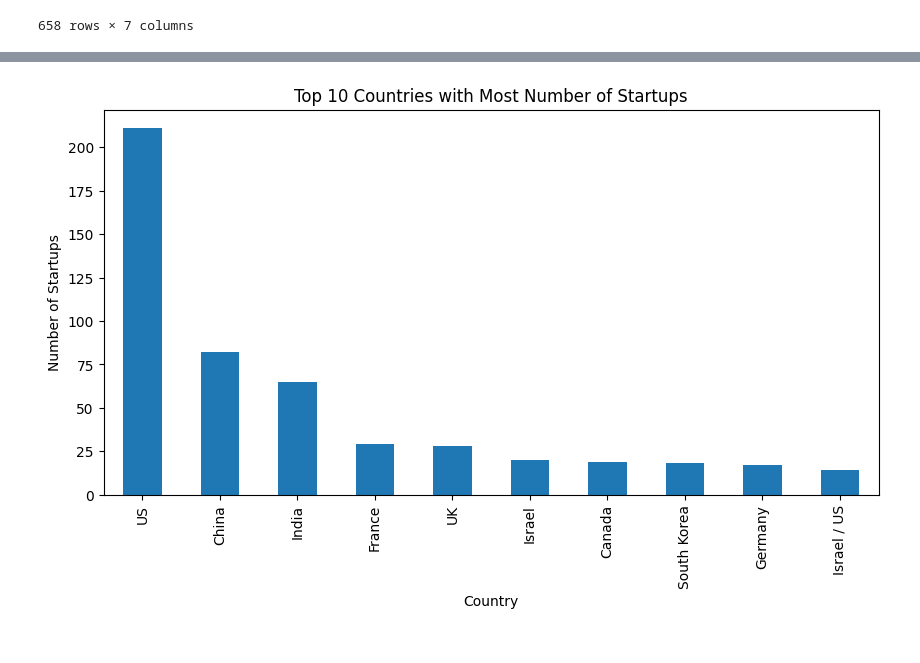
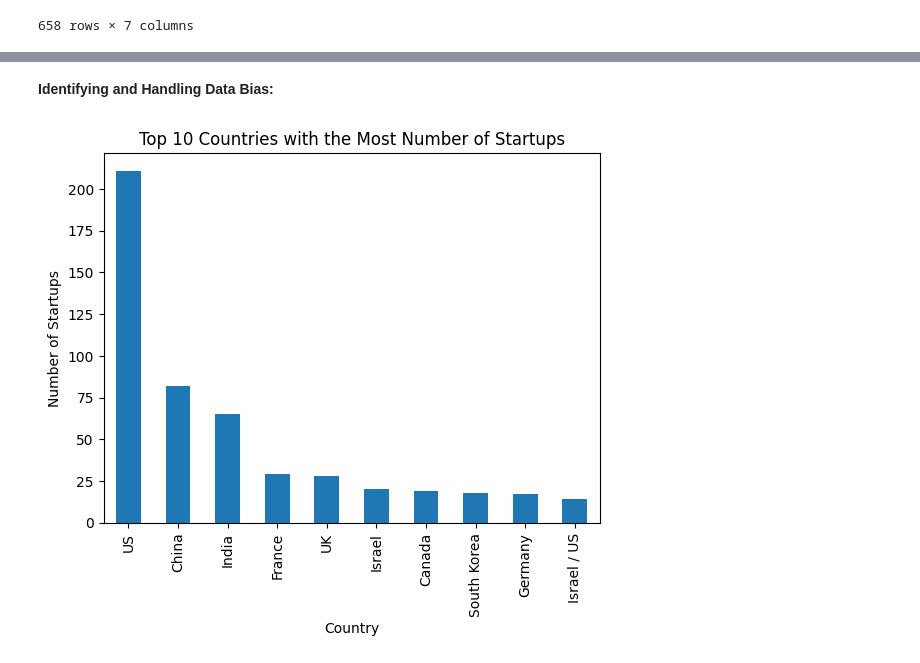
Before and after one commit to AayushMohan/List-Of-Unicorn-Startups-DataSet, a Jupyter notebook: frm.ipynb, the cells around one changed output, grey strips where cells are left out. Drawn from its saved outputs; the diff is of its cells as text; code cells hidden in the pictures.

```diff
--- a/frm.ipynb
+++ b/frm.ipynb
@@ -5,8 +5,8 @@ import seaborn as sns
 import matplotlib.pyplot as plt
 
 # Read the data
-data = pd.read_csv('List of Unicorn Startup Companies.csv')
-data
+df= pd.read_csv('List of Unicorn Startup Companies.csv')
+df
 # %% [output]
 |  | Unnamed: 0 | Company | Valuation(US$ billions) | Valuation date | Industry | Country/countries | Founder(s) |
 | 0 | 0 | ByteDance | 140 | June 2022[13] | Internet | China | Zhang Yiming, Liang Rubo |
@@ -82,0 +40,9 @@ Outliers Check
+# %%
+# For numeric columns, fill missing values with mean
+numeric_columns = df.select_dtypes(include='number').columns
+df[numeric_columns] = df[numeric_columns].fillna(df[numeric_columns].mean())
+
+# For categorical columns, fill missing values with mode
+categorical_columns = df.select_dtypes(include='object').columns
+df[categorical_columns] = df[categorical_columns].fillna(
+    df[categorical_columns].mode().iloc[0])
@@ -82,0 +65,19 @@ Outliers Check
+# %%
+#Visualize boxplots for numeric columns to detect outliers
+
+plt.figure(figsize=(10, 6))
+sns.boxplot(data=df.select_dtypes(include='number'))
+plt.title('Box Plot for Numeric Columns')
+plt.xticks(rotation=45)
+plt.show()
+
+# Identify outliers using IQR (Interquartile Range) method
+
+Q1 = df.select_dtypes(include='number').quantile(0.25)
+Q3 = df.select_dtypes(include='number').quantile(0.75)
+IQR = Q3 - Q1
+
+
+# Remove Outliers Using IQR Method
+df = df[~((df.select_dtypes(include='number')) < (Q1 - 1.5 * IQR)) |
+        ((df.select_dtypes(include='number')) > (Q3 + 1.5 * IQR)).any(axis=1)]
@@ -83,12 +86,18 @@ Outliers Check
+# %% [markdown]
+**Identifying and Handling Data Bias:**
 # %%
-country_count = data['Country/countries'].value_counts()
+# Identify data bias by analyzing the distribution of categorical variables
 
-top_countries = country_count[:10]
+country_counts = df['Country/countries'].value_counts()
 
-top_countries.plot(kind='bar', figsize=(10, 5))
-plt.title('Top 10 Countries with Most Number of Startups')
+# select the top 10 countries based on frequency
+top_countries = country_counts[:10]
+
+# create a bar chart of the top 10 countries
+top_countries.plot(kind='bar')
+plt.title('Top 10 Countries with the Most Number of Startups')
 plt.xlabel('Country')
 plt.ylabel('Number of Startups')
 plt.show()
 # %% [output]
-[figure, old version]
+[figure, new version]
```
Also changed, not shown: parts of 17 cells of this notebook.
